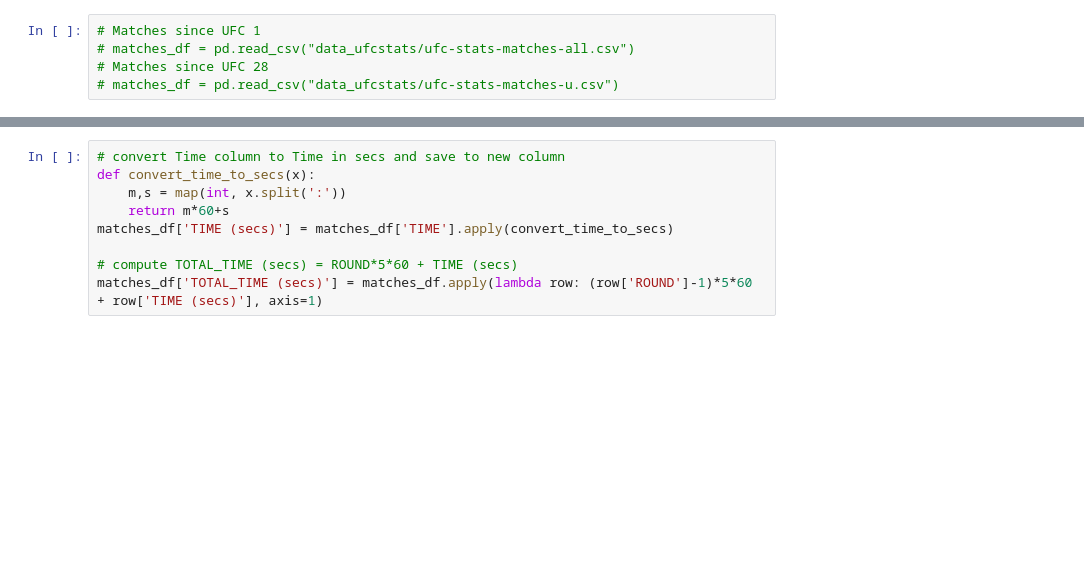
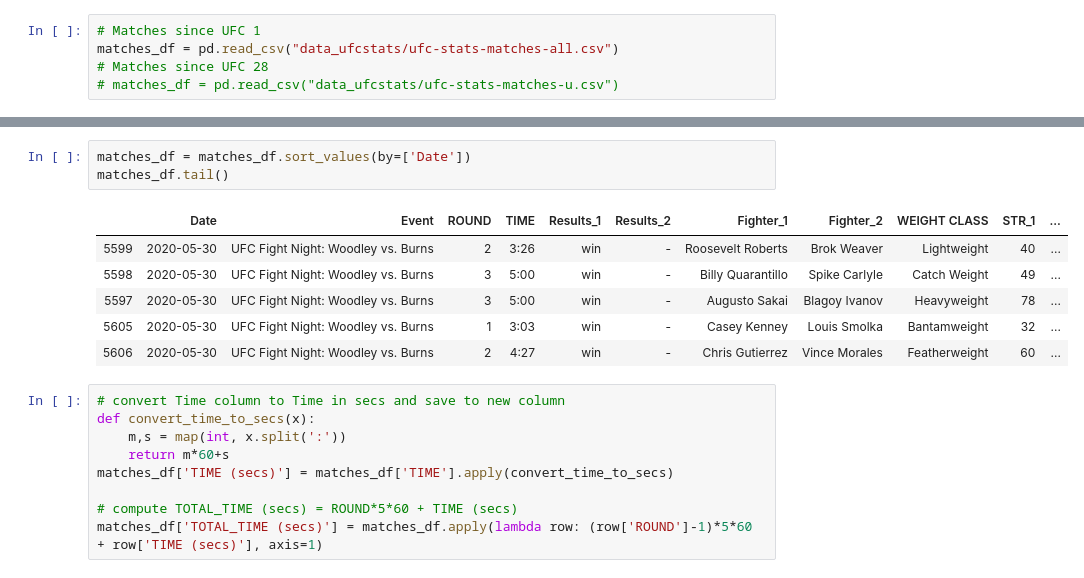
Before and after one commit to cinhui/ufc-events-stats, a Jupyter notebook: explore-ufcstats.ipynb, the cells around one changed output, grey strips where cells are left out. Saved outputs shown, nothing was run; the diff lists cells and outputs as text; blank space fills up the shorter version.

```diff
--- a/explore-ufcstats.ipynb
+++ b/explore-ufcstats.ipynb
@@ -15,7 +15,7 @@ warnings.filterwarnings("ignore")
 [interactive output not drawn]
 # %%
 # Matches since UFC 1
-# matches_df = pd.read_csv("data_ufcstats/ufc-stats-matches-all.csv")
+matches_df = pd.read_csv("data_ufcstats/ufc-stats-matches-all.csv")
 # Matches since UFC 28
 # matches_df = pd.read_csv("data_ufcstats/ufc-stats-matches-u.csv")
 # %%
@@ -56,3 +46,13 @@ matches_df.head()
+# %%
+matches_df = matches_df.sort_values(by=['Date'])
+matches_df.tail()
+# %% [output]
+|  | Date | Event | ROUND | TIME | Results_1 | Results_2 | Fighter_1 | Fighter_2 | WEIGHT CLASS | STR_1 | ... |
+| 5599 | 2020-05-30 | UFC Fight Night: Woodley vs. Burns | 2 | 3:26 | win | - | Roosevelt Roberts | Brok Weaver | Lightweight | 40 | ... |
+| 5598 | 2020-05-30 | UFC Fight Night: Woodley vs. Burns | 3 | 5:00 | win | - | Billy Quarantillo | Spike Carlyle | Catch Weight | 49 | ... |
+| 5597 | 2020-05-30 | UFC Fight Night: Woodley vs. Burns | 3 | 5:00 | win | - | Augusto Sakai | Blagoy Ivanov | Heavyweight | 78 | ... |
+| 5605 | 2020-05-30 | UFC Fight Night: Woodley vs. Burns | 1 | 3:03 | win | - | Casey Kenney | Louis Smolka | Bantamweight | 32 | ... |
+| 5606 | 2020-05-30 | UFC Fight Night: Woodley vs. Burns | 2 | 4:27 | win | - | Chris Gutierrez | Vince Morales | Featherweight | 60 | ... |
 # %%
 # convert Time column to Time in secs and save to new column
 def convert_time_to_secs(x):
```
Also changed, not shown: parts of 3 cells of this notebook, 1 other file.
